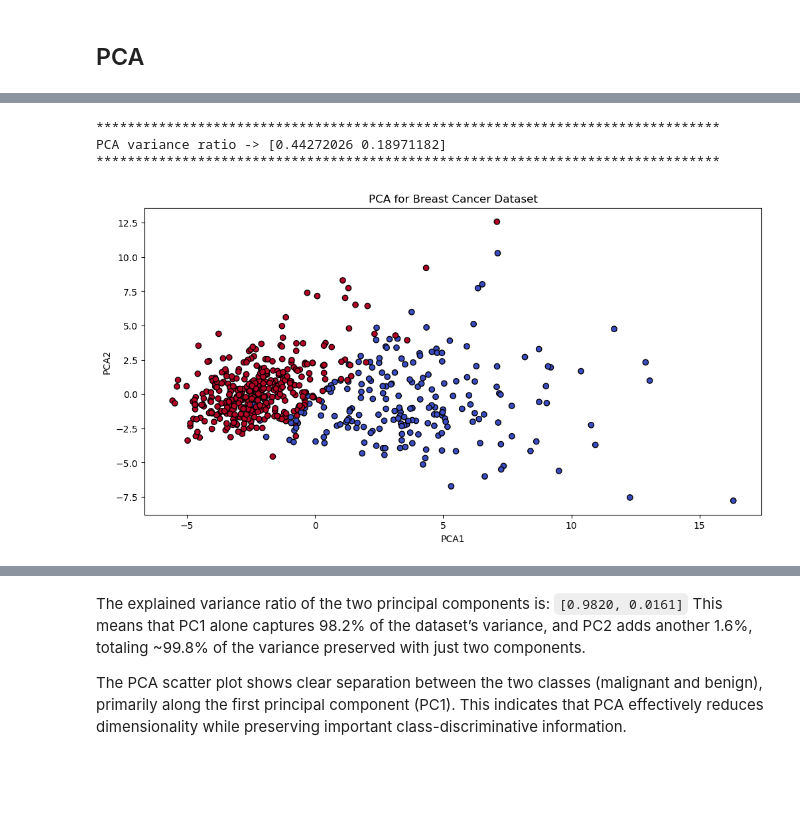
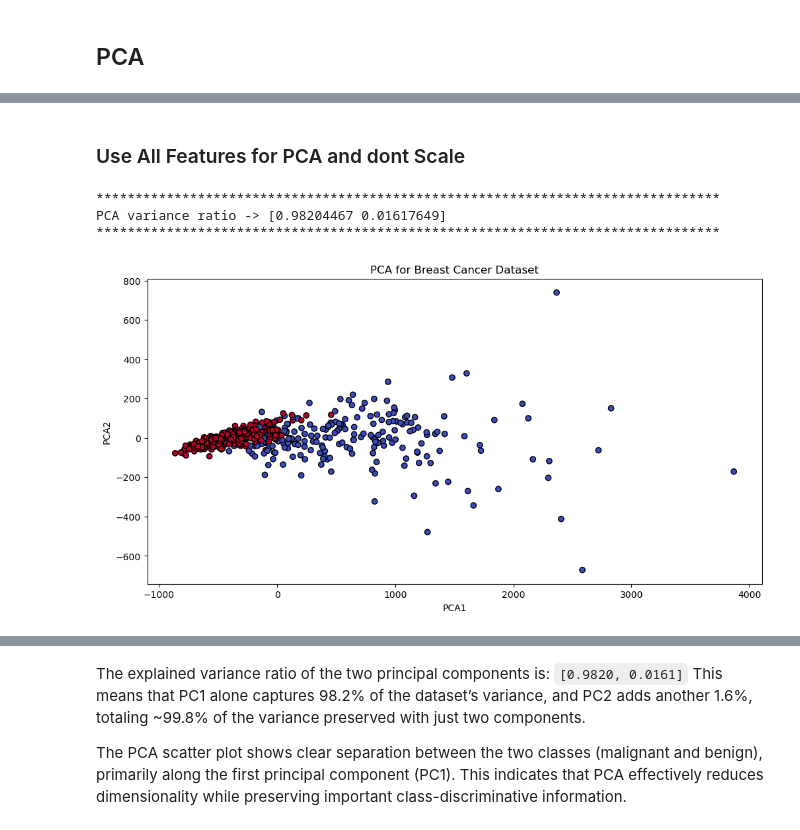
Before and after one commit to Gavision97/Machine-Learning-Projects, a Jupyter notebook: Cancer Cell Classification/Cancer cell classification using Scikit-learn.ipynb, the cells around one changed output, grey strips where cells are left out. Drawn from its saved outputs; the diff is of its cells as text; code cells hidden in the pictures; blank space fills up the shorter version.

```diff
--- a/Cancer Cell Classification/Cancer cell classification using Scikit-learn.ipynb
+++ b/Cancer Cell Classification/Cancer cell classification using Scikit-learn.ipynb
@@ -303,23 +309,5 @@ tdf = cancer_df.copy()
-# %%
-features = cancer_df.iloc[:,:-1].to_numpy()
-labels = cancer_df.iloc[:,-1].to_numpy()
-# %%
-# reduce to 2D for better visualization
-pca = PCA(n_components=2)
-X_pca = pca.fit_transform(features)
-
-PRINTL()
-print(f'PCA variance ratio -> {pca.explained_variance_ratio_}')
-PRINTL()
-# plot the results
-plt.figure(figsize=(12,6))
-plt.scatter(X_pca[:, 0], X_pca[:, 1], c=labels, cmap='coolwarm', edgecolor='k')
-plt.xlabel('PCA1')
-plt.ylabel('PCA2')
-plt.title('PCA for Breast Cancer Dataset')
-plt.show()
-# %% [output]
-********************************************************************************
-PCA variance ratio -> [0.44272026 0.18971182]
-********************************************************************************
-[figure, removed]
+# %%
+pca_df1 = cancer_df.copy()
+pca_df2 = cancer_df_scaled.copy()
+pca_df3 = cancer_df.copy()
+pca_df4 = cancer_df_scaled.copy()
@@ -325,0 +370,9 @@ PCA variance ratio -> [0.44272026 0.18971182]
+# %% [markdown]
+### Use All Features for PCA and dont Scale ###
+# %%
+pca_df1 = PCA_all_features(pca_df1)
+# %% [output]
+********************************************************************************
+PCA variance ratio -> [0.98204467 0.01617649]
+********************************************************************************
+[figure, added]
```
Also changed, not shown: parts of 14 cells of this notebook, 1 other file.
